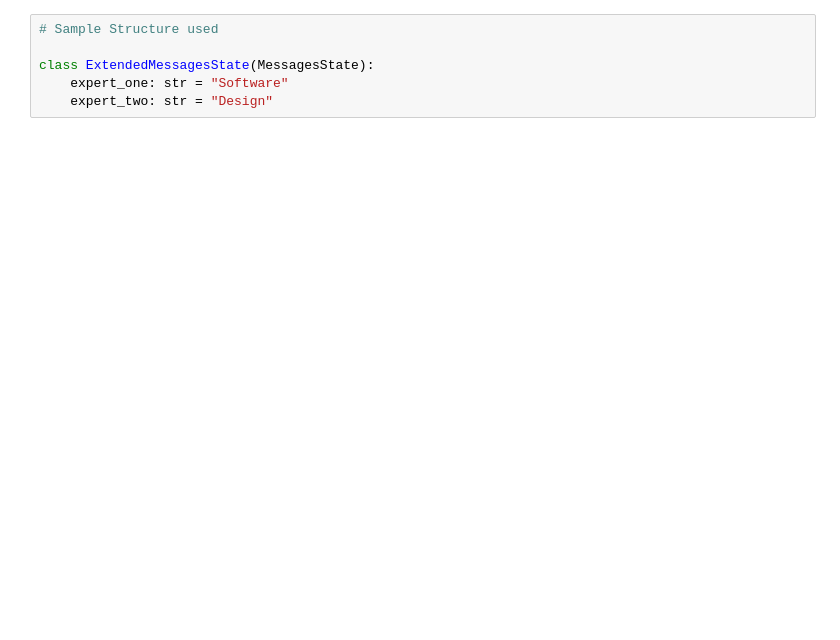
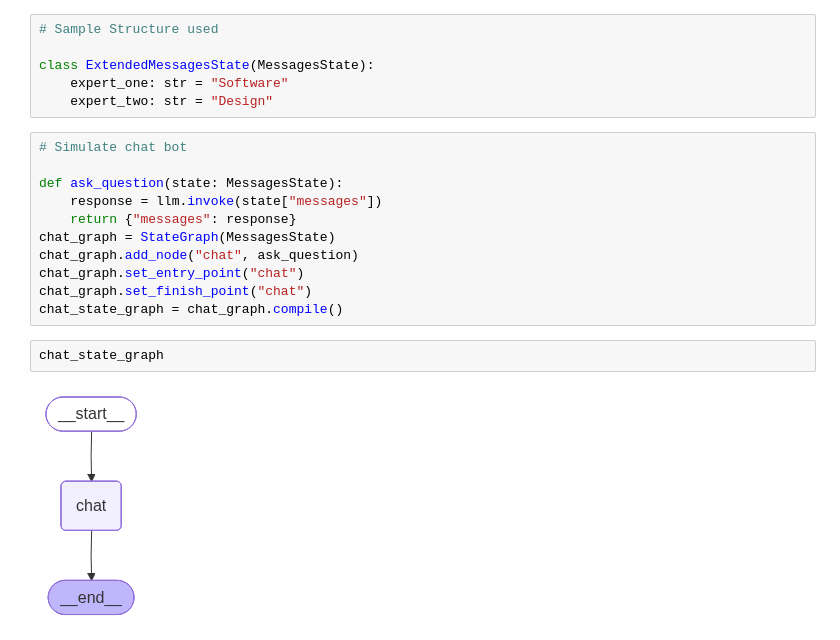
Before and after one commit to GenAIDevelopment/agenticai, a Jupyter notebook: apr26/langgraph/hello_langgraph/novice/state_centric.ipynb, the cells around one changed output. Saved outputs shown, nothing was run; the diff lists cells and outputs as text; blank space fills up the shorter version.

Commit message:
Added messages

```diff
--- a/apr26/langgraph/hello_langgraph/novice/state_centric.ipynb
+++ b/apr26/langgraph/hello_langgraph/novice/state_centric.ipynb
@@ -122,3 +122,18 @@ A **class** is a user-defined data type that serves as a blueprint for creating
 class ExtendedMessagesState(MessagesState):
     expert_one: str = "Software"
     expert_two: str = "Design"
+# %%
+# Simulate chat bot
+
+def ask_question(state: MessagesState):
+    response = llm.invoke(state["messages"])
+    return {"messages": response}
+chat_graph = StateGraph(MessagesState)
+chat_graph.add_node("chat", ask_question)
+chat_graph.set_entry_point("chat")
+chat_graph.set_finish_point("chat")
+chat_state_graph = chat_graph.compile()
+# %%
+chat_state_graph
+# %% [output]
+[figure, added]
```
Also changed, not shown: parts of 17 cells of this notebook, 2 other files.
